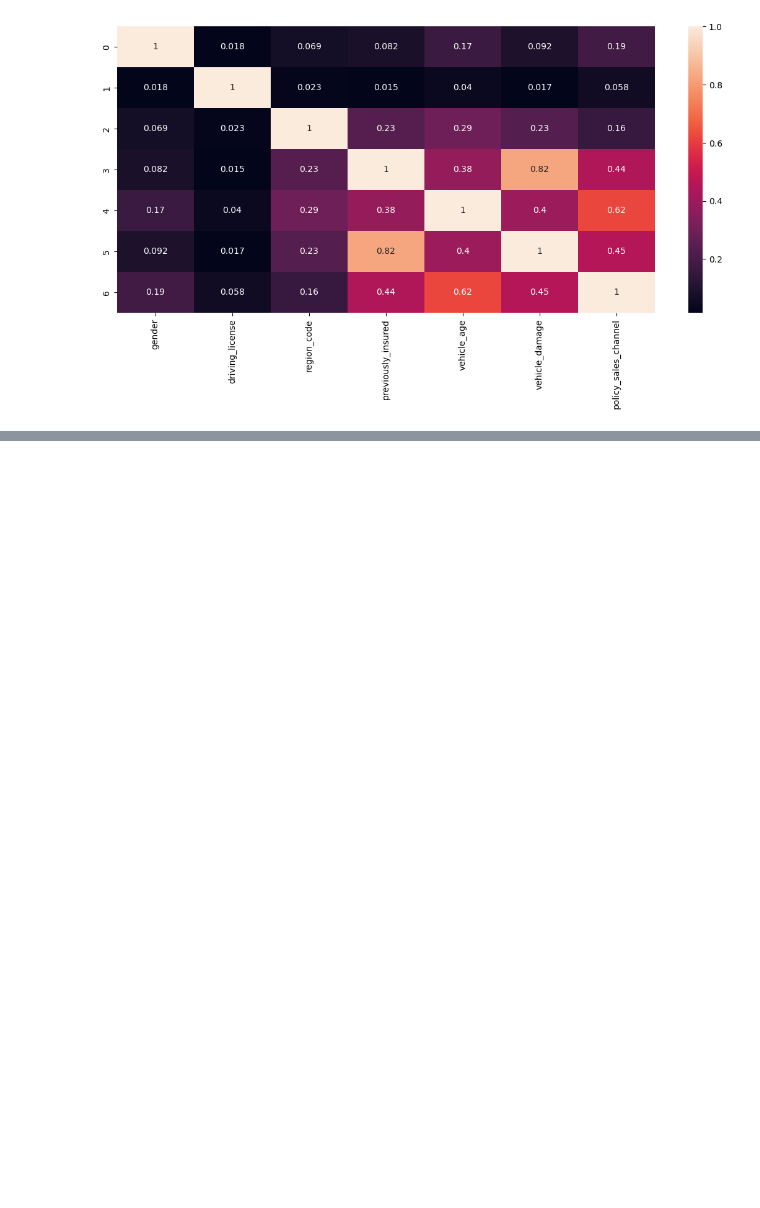
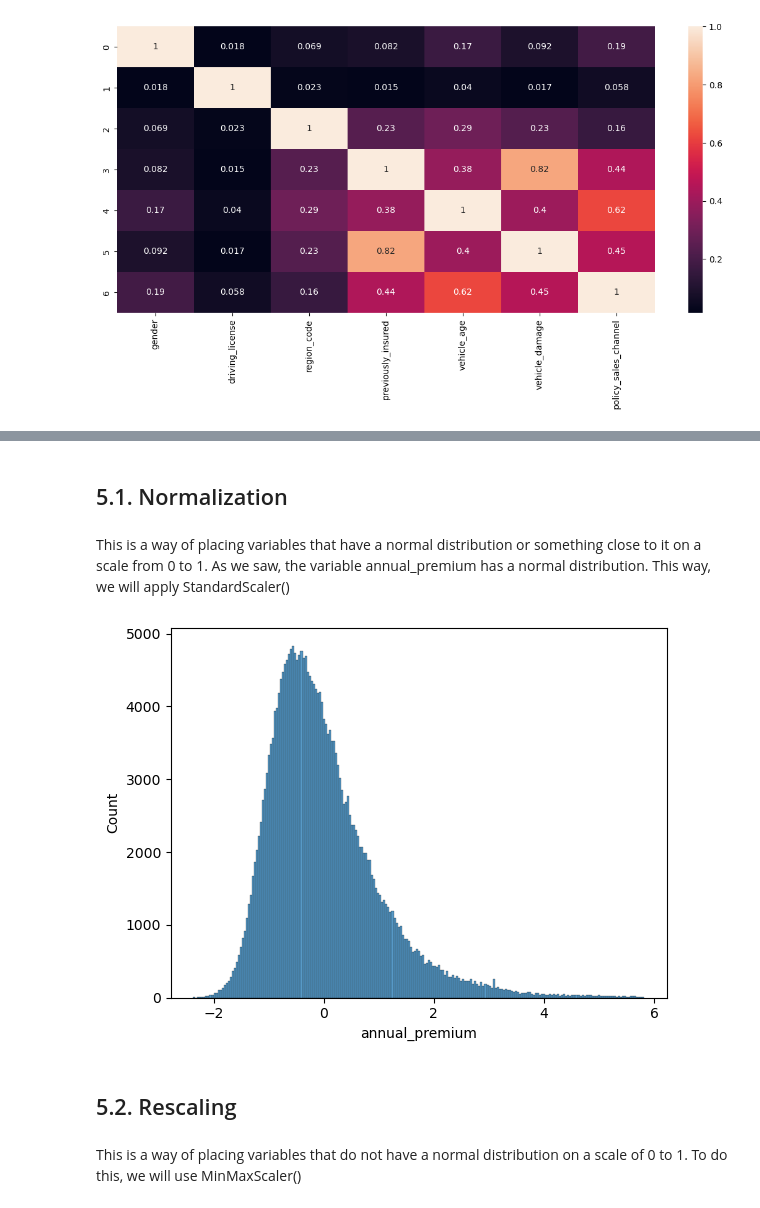
Before and after one commit to leoalvessantana/Project-Health-Insurance-Cross-Sell, a Jupyter notebook: Notebook.ipynb, the cells around one changed output, grey strips where cells are left out. Saved outputs shown, nothing was run; the diff lists cells and outputs as text; code cells hidden in the pictures; blank space fills up the shorter version.

Commit message:
data preparation

```diff
--- a/Notebook.ipynb
+++ b/Notebook.ipynb
@@ -621,0 +660,28 @@ sns.heatmap(pd.DataFrame(corr_cramer_v(cat_attributes)), annot=True);
+# %%
+# split data
+X = df4.drop('response', axis=1)
+y = df4['response'].copy()
+
+x_train, x_validation, y_train, y_validation = ms.train_test_split(X, y, test_size=0.2)
+
+# training data
+df5 = pd.concat([x_train, y_train], axis=1)
+# %% [markdown]
+## 5.1. Normalization
+# %% [markdown]
+This is a way of placing variables that have a normal distribution or something close to it on a scale from 0 to 1.
+As we saw, the variable annual_premium has a normal distribution. This way, we will apply StandardScaler()
+# %%
+ss = pp.StandardScaler()
+
+# annual_premium
+df5['annual_premium'] = ss.fit_transform(df5[['annual_premium']].values)
+# %%
+aux00 = df5.loc[:, 'annual_premium']
+sns.histplot( aux00 );
+# %% [output]
+[figure, added]
+# %% [markdown]
+## 5.2. Rescaling
+# %% [markdown]
+This is a way of placing variables that do not have a normal distribution on a scale of 0 to 1. To do this, we will use MinMaxScaler()
```
Also changed, not shown: parts of 15 cells of this notebook.
